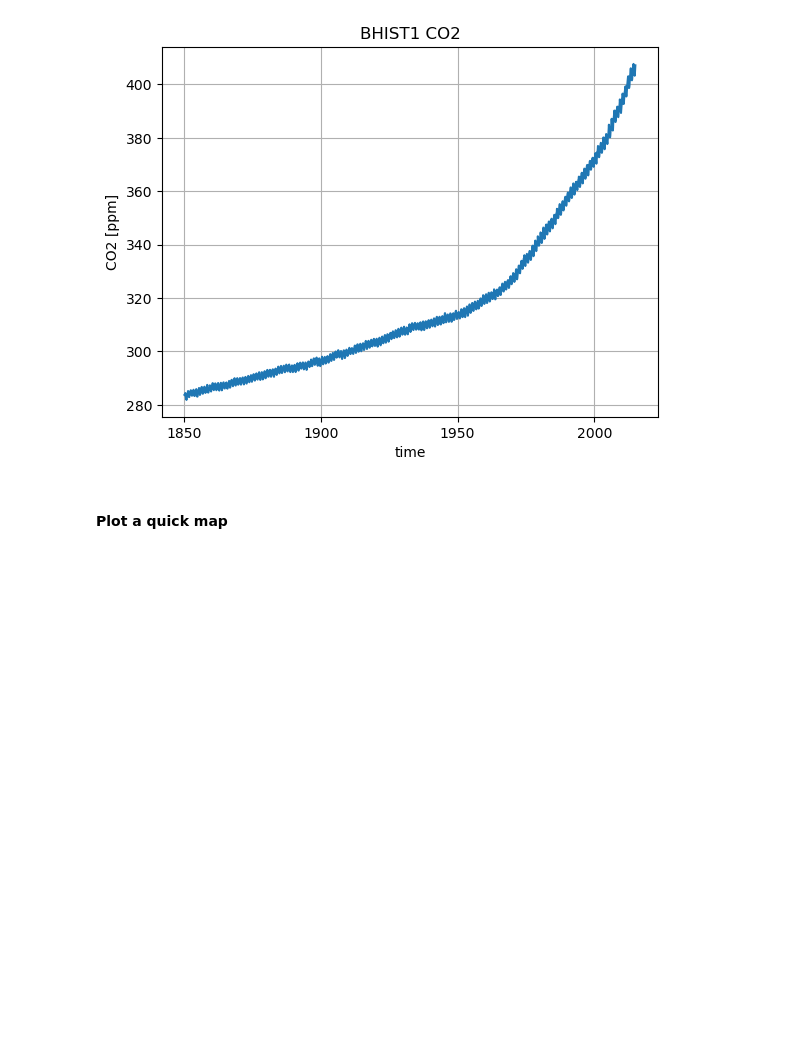
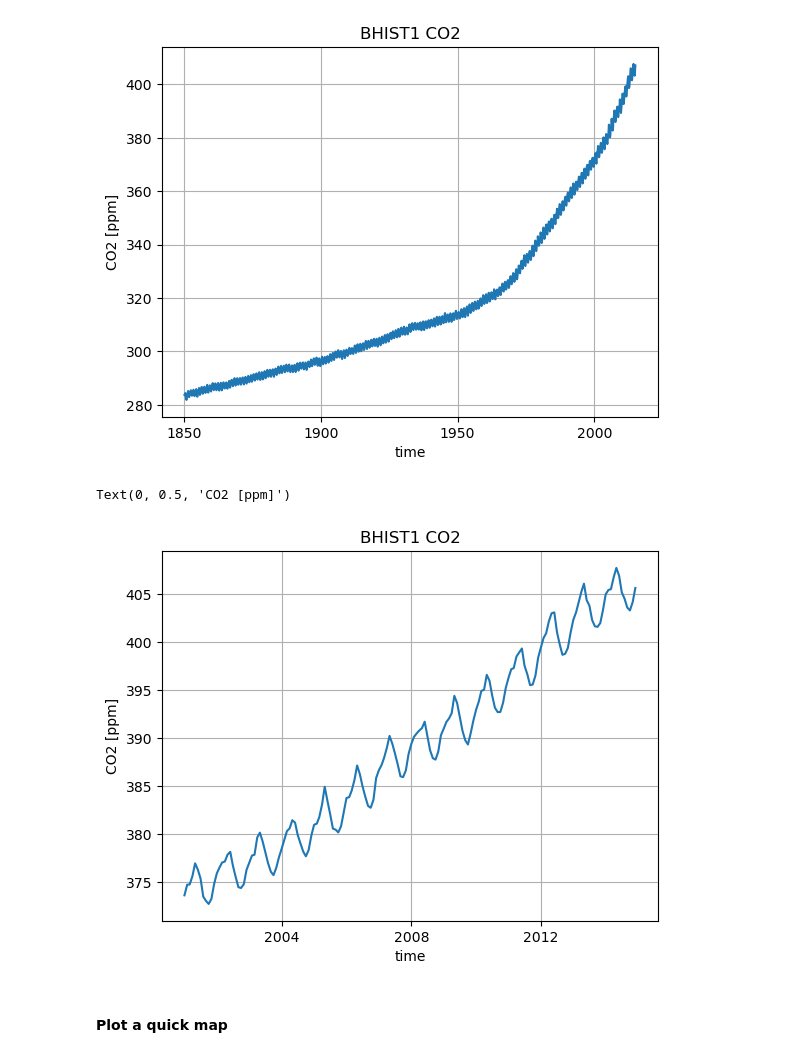
Before and after one commit to NCAR/CESM-emission-driven-run-tutorial, a Jupyter notebook: analysis_notebooks/atmosphericCO2.ipynb, the cells around one changed output. Drawn from its saved outputs; the diff is of its cells as text; code cells hidden in the pictures; blank space fills up the shorter version.

```diff
--- a/analysis_notebooks/atmosphericCO2.ipynb
+++ b/analysis_notebooks/atmosphericCO2.ipynb
@@ -213,3 +215,19 @@ plt.ylabel(var + ' [ppm]')
 # %% [output]
 Text(0, 0.5, 'CO2 [ppm]')
 [figure]
+# %%
+#zoom in on most recent data
+
+#end_run = ds_r[var].sel('time.year'>2000)
+
+end_run = ds_r[var].sel(
+    time=slice('2001-01-01', '2014-12-01'))
+
+data_to_plot=end_run.isel(lev=MLOlev).sel(lat=MLOlat, method='nearest').sel(lon=MLOlon, method='nearest')*mass2mol*frac2ppm
+data_to_plot.plot()
+plt.title(casenameshort +' ' +var )
+plt.grid()
+plt.ylabel(var + ' [ppm]')
+# %% [output]
+Text(0, 0.5, 'CO2 [ppm]')
+[figure, added]
```
Also changed, not shown: parts of 5 cells of this notebook.
